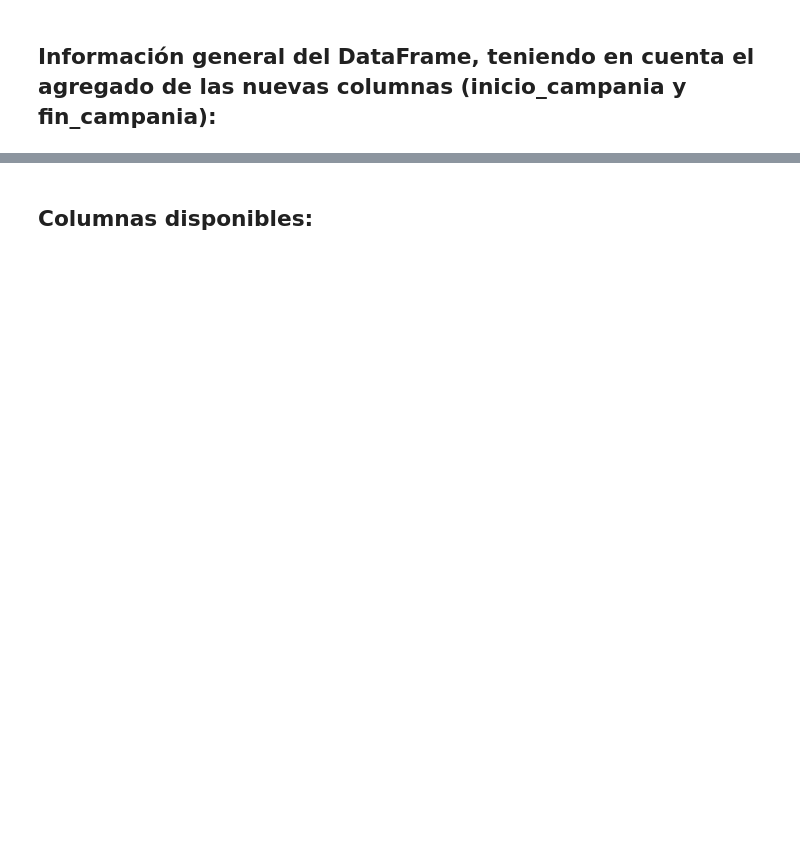
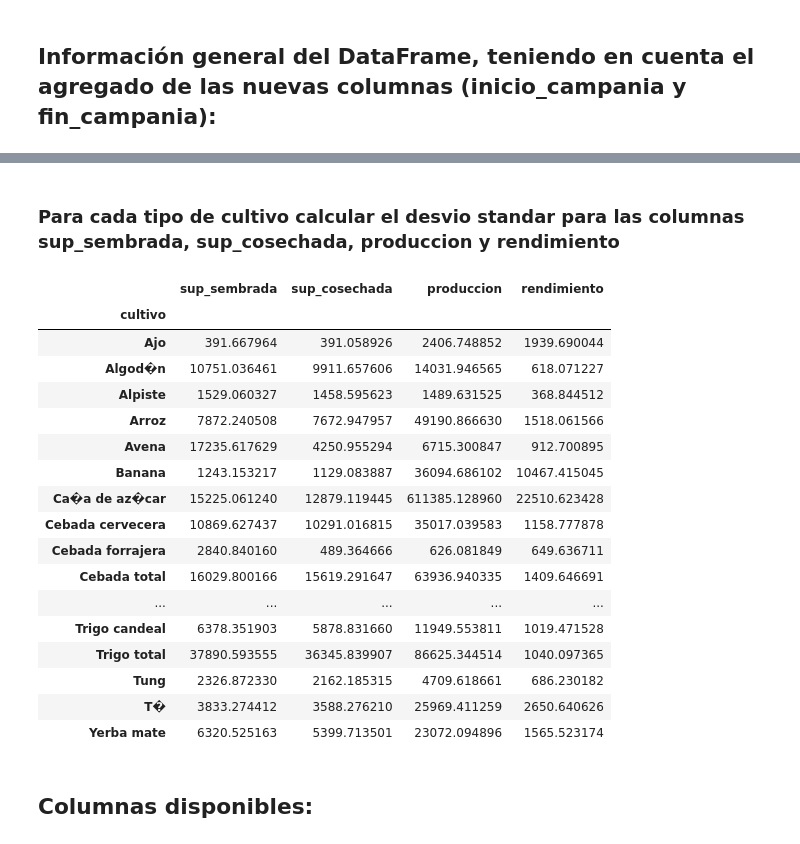
Before and after one commit to Marianod2003/Proyectogrupo21, a Jupyter notebook: codigo_principal/estimaciones_agricolas.ipynb, the cells around one changed output, grey strips where cells are left out. Saved outputs shown, nothing was run; the diff lists cells and outputs as text; code cells hidden in the pictures; blank space fills up the shorter version.

```diff
--- a/codigo_principal/estimaciones_agricolas.ipynb
+++ b/codigo_principal/estimaciones_agricolas.ipynb
@@ -194,3 +272,26 @@ memory usage: 14.2+ MB
+# %% [markdown]
+### Para cada tipo de cultivo calcular el desvio standar para las columnas  sup_sembrada, sup_cosechada, produccion y rendimiento
+# %%
+df_agricola.groupby('cultivo')[['sup_sembrada', 'sup_cosechada', 'produccion', 'rendimiento']].std()
+# %% [output]
+|  | sup_sembrada | sup_cosechada | produccion | rendimiento |
+| cultivo |  |  |  |  |
+| Ajo | 391.667964 | 391.058926 | 2406.748852 | 1939.690044 |
+| Algod�n | 10751.036461 | 9911.657606 | 14031.946565 | 618.071227 |
+| Alpiste | 1529.060327 | 1458.595623 | 1489.631525 | 368.844512 |
+| Arroz | 7872.240508 | 7672.947957 | 49190.866630 | 1518.061566 |
+| Avena | 17235.617629 | 4250.955294 | 6715.300847 | 912.700895 |
+| Banana | 1243.153217 | 1129.083887 | 36094.686102 | 10467.415045 |
+| Ca�a de az�car | 15225.061240 | 12879.119445 | 611385.128960 | 22510.623428 |
+| Cebada cervecera | 10869.627437 | 10291.016815 | 35017.039583 | 1158.777878 |
+| Cebada forrajera | 2840.840160 | 489.364666 | 626.081849 | 649.636711 |
+| Cebada total | 16029.800166 | 15619.291647 | 63936.940335 | 1409.646691 |
+| ... | ... | ... | ... | ... |
+| Trigo candeal | 6378.351903 | 5878.831660 | 11949.553811 | 1019.471528 |
+| Trigo total | 37890.593555 | 36345.839907 | 86625.344514 | 1040.097365 |
+| Tung | 2326.872330 | 2162.185315 | 4709.618661 | 686.230182 |
+| T� | 3833.274412 | 3588.276210 | 25969.411259 | 2650.640626 |
+| Yerba mate | 6320.525163 | 5399.713501 | 23072.094896 | 1565.523174 |
 # %% [markdown]
 ## Columnas disponibles:
 # %%
```
Also changed, not shown: parts of 16 cells of this notebook.
